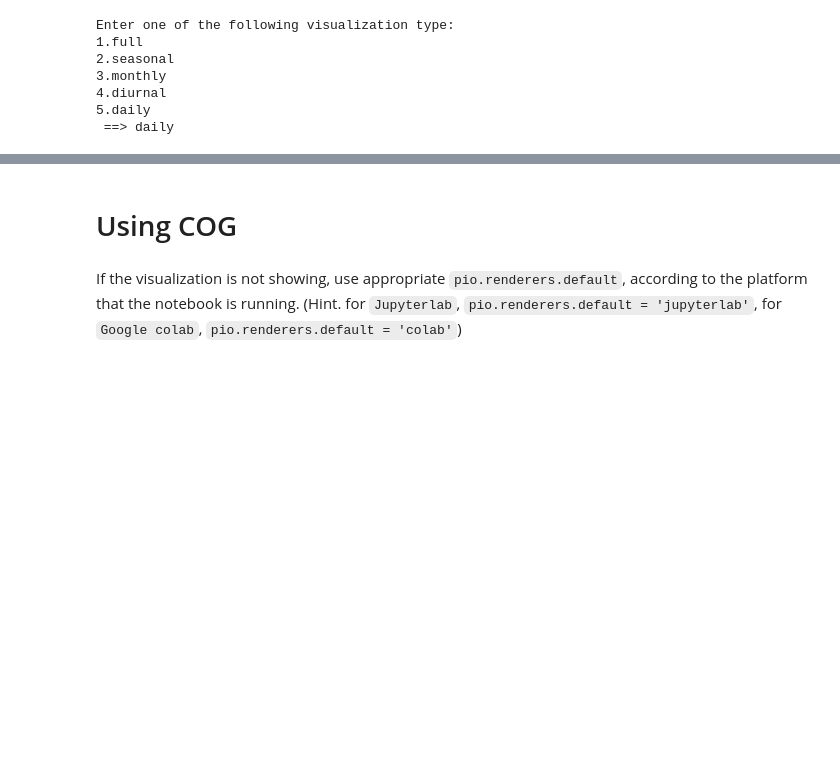
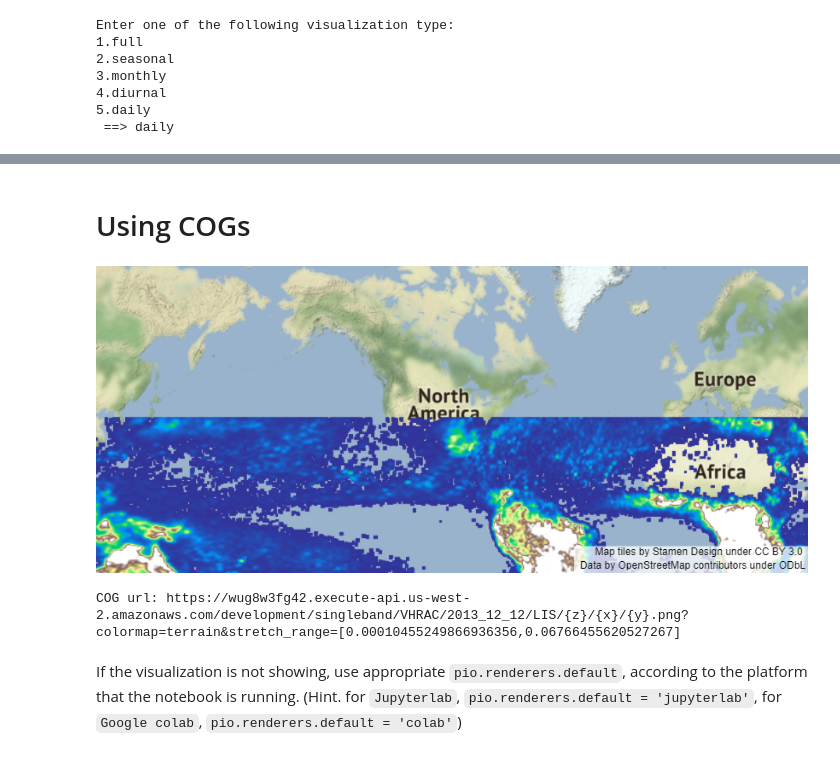
Before and after one commit to sanzog03/lightning_dashboard_notebook, a Jupyter notebook: lightning_dashboard.ipynb, the cells around one changed output, grey strips where cells are left out. Drawn from its saved outputs; the diff is of its cells as text; code cells hidden in the pictures; blank space fills up the shorter version.

Commit message:
COGs viz from same input as Geotiff vizs. removed unnecesary codes.

```diff
--- a/lightning_dashboard.ipynb
+++ b/lightning_dashboard.ipynb
@@ -201,5 +162,5 @@ Geotiff url: https://ghrc-cog.s3.us-west-2.amazonaws.com/TRMM-LIS/VHRAC_LIS_FRD_
 # %% [markdown]
-# Using COG
+# Using COGs
 # %%
 import plotly.io as pio
 import plotly.express as px
@@ -207,8 +168,6 @@ import pandas as pd
 
 # pio.renderers.default = 'colab'
 pio.renderers.default = 'jupyterlab'
-# %%
-viz_type = input("Enter one of the following visualization type: \n1.full \n2.seasonal \n3.monthly \n4.diurnal \n5.daily\n ==>")
 # %%
 def visuzalize_COG(layer_url):
     # seed value, for mapbox to load in colab
@@ -278,7 +237,7 @@ def handle_full():
     print("COG url: " + viz_url)
 
 def handle_seasonal():
-    u_input = input("Enter the Season (Hint: \n1. spring \n2. summer \n3. autumn \n4. winter )\n==>")
+    u_input = type_data_ip_global
     season_date_map = {
         "spring": "2013_03_01",
         "summer": "2013_07_01",
@@ -292,7 +251,7 @@ def handle_seasonal():
     print("COG url: " + viz_url)
 
 def handle_monthly():
-    u_input = input("Enter the Month (Hint: 01 - 12)\n==>")
+    u_input = type_data_ip_global
     # todo: check input validation
     viz_date = f"2013{u_input}"
     viz_type = "monthly"
@@ -302,40 +261,43 @@ def handle_monthly():
 
 
 def handle_diurnal():
-    u_input = input("Enter the Durinals (Hint: 00 - 23)\n==>")
+    u_input = type_data_ip_global
     # todo: check input validation
     # if even, 01st of month
     # if odd, 15th of month
     season_date_map = {
         "00": "2013_01_01" , "01": "2013_01_15" , "02": "2013_02_01" , "03": "2013_02_15" , "04": "2013_03_01" , "05": "2013_03_15" ,
         "06": "2013_04_01" , "07": "2013_04_15" , "08": "2013_05_01" , "09": "2013_05_15" , "10": "2013_06_01" , "11": "2013_06_15" ,
         "12": "2013_07_01" , "13": "2013_07_15" , "14": "2013_08_01" , "15": "2013_08_15" , "16": "2013_09_01" , "17": "2013_09_15" ,
         "18": "2013_10_01" , "19": "2013_10_15" , "20": "2013_11_01" , "21": "2013_11_15" , "22": "2013_12_01" , "23": "2013_12_15"
     }
     viz_date = season_date_map[u_input]
     viz_type = "diurnal"
     viz_url = formulate_url(viz_type, viz_date)
     visuzalize_COG(viz_url)
     print("COG url: " + viz_url)
 
 def handle_daily():
-    u_input = input("Enter the a date yyyy-mm-dd format (Hint: 2013-01-21)\n==>")
+    u_input = type_data_ip_global
     # TODO: validation check
     viz_date = u_input.replace('-', '_')
     viz_type = "daily"
     viz_url = formulate_url(viz_type, viz_date)
     visuzalize_COG(viz_url)
     print("COG url: " + viz_url)
 
-switches = {
+viz_handle_switches_cog = {
     "full" : handle_full,
     "seasonal" : handle_seasonal,
     "monthly" : handle_monthly,
     "diurnal" : handle_diurnal,
     "daily" : handle_daily
 }
 
-url_new = switches[viz_type]()
+viz_handle_switches_cog[viz_type_global]()
+# %% [output]
+[figure, added]
+COG url: https://wug8w3fg42.execute-api.us-west-2.amazonaws.com/development/singleband/VHRAC/2013_12_12/LIS/{z}/{x}/{y}.png?colormap=terrain&stretch_range=[0.00010455249866936356,0.06766455620527267]
 # %% [markdown]
 If the visualization is not showing, use appropriate `pio.renderers.default`, according to the platform that the notebook is running. (Hint. for `Jupyterlab`, `pio.renderers.default = 'jupyterlab'`, for `Google colab`, `pio.renderers.default = 'colab'`)
 # %%
```
Also changed, not shown: parts of 12 cells of this notebook.
